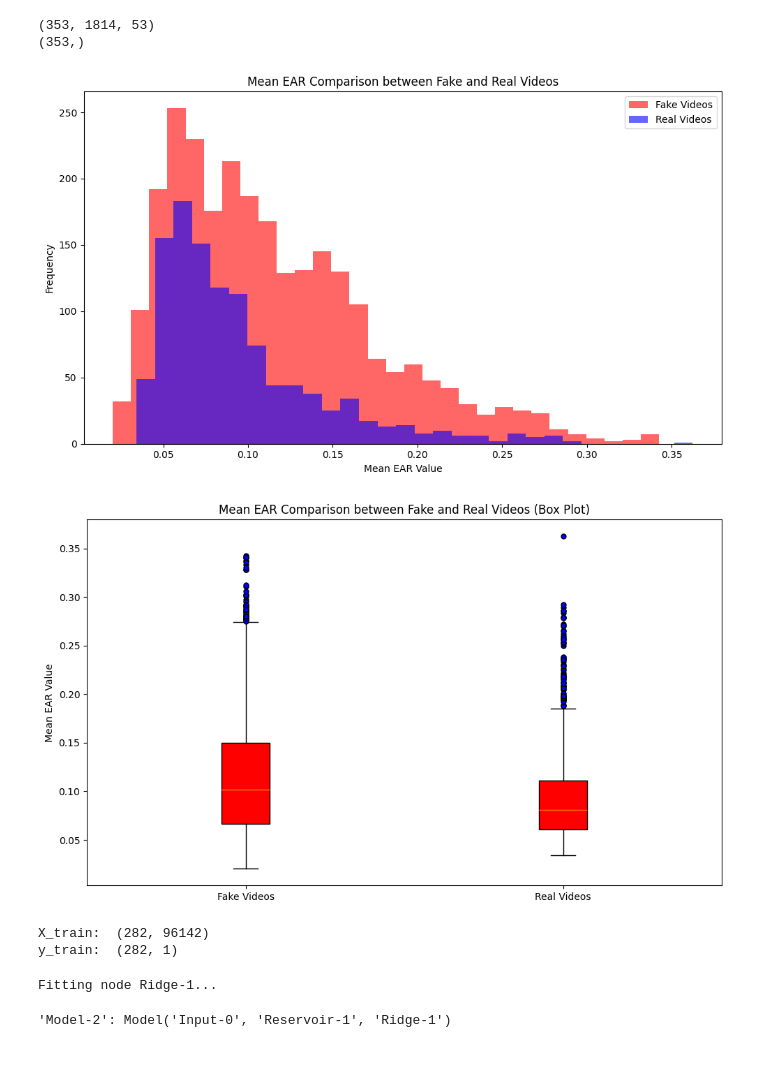
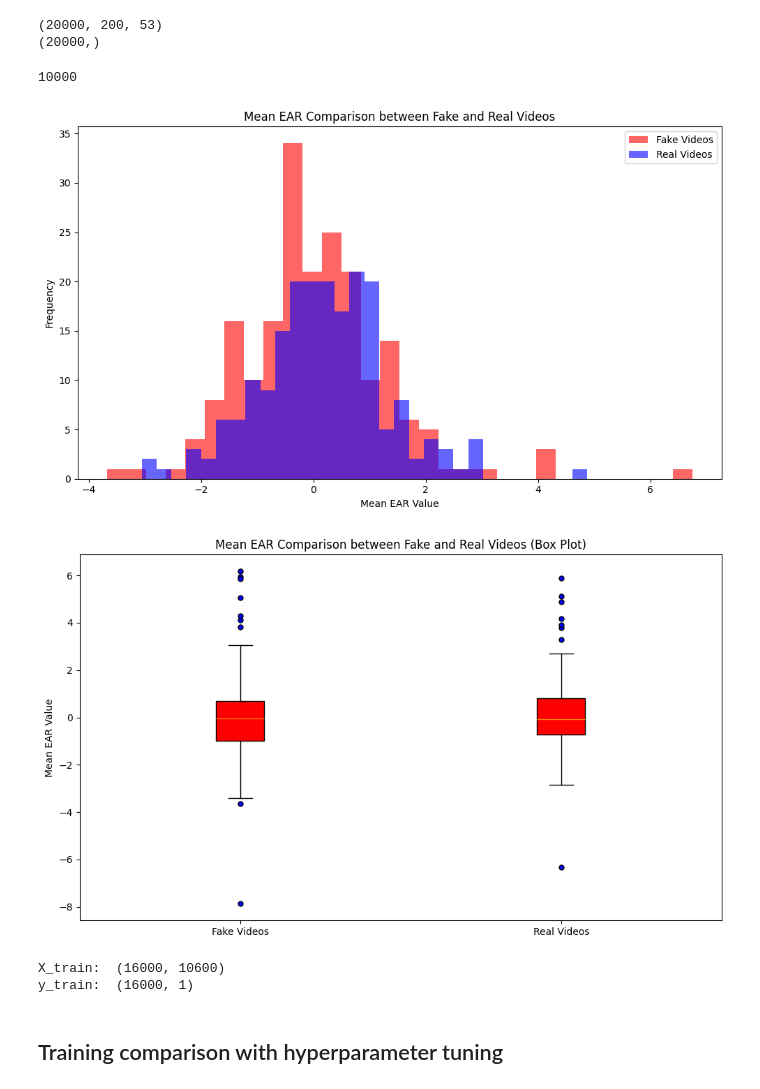
Before and after one commit to mughalfrazk/deepfake-detection-using-esn, a Jupyter notebook: 03_standard_esn_train.ipynb, the cells around one changed output. Drawn from its saved outputs; the diff is of its cells as text; code cells hidden in the pictures; blank space fills up the shorter version.

```diff
--- a/03_standard_esn_train.ipynb
+++ b/03_standard_esn_train.ipynb
@@ -11,5 +26,5 @@ from reservoirpy.nodes import Reservoir, Ridge, Input
 # %%
-loaded_dataset = np.load("./out/pca_features_dataset.npz")
+loaded_dataset = np.load("./out/pca_features_20000.npz")
 
 X_dataset = loaded_dataset["X_dataset"]
 Y_dataset = loaded_dataset["Y_dataset"]
@@ -17,8 +32,12 @@ Y_dataset = loaded_dataset["Y_dataset"]
 print(X_dataset.shape)
 print(Y_dataset.shape)
 # %% [output]
-(353, 1814, 53)
-(353,)
+(20000, 200, 53)
+(20000,)
+# %%
+np.sum(Y_dataset == 1)
+# %% [output]
+10000
 # %%
 real_videos = X_dataset[Y_dataset[0] == 0]  # Videos with target 0
 fake_videos = X_dataset[Y_dataset[0] == 1]  # Videos with target 1
@@ -33,30 +52,30 @@ mean_delta_ear_fake = np.mean(fake_videos[:, :, 1], axis=0)
 # %%
 # Extract just the EAR feature (first feature in each frame)
 ear_data = X_dataset[:, :, 0]
 mean_ear = np.mean(ear_data, axis=1)
 
 # Split the data into fake and real videos based on the labels
 mean_fake_ear = mean_ear[Y_dataset == 0]  # Mean EAR for fake videos
 mean_real_ear = mean_ear[Y_dataset == 1]  # Mean EAR for real videos
 
 # Plot the mean EAR values for fake and real videos
 plt.figure(figsize=(10, 6))
 
 # Plot the mean EAR for fake videos
-plt.hist(mean_fake_ear, bins=30, alpha=0.6, label='Fake Videos', color='red')
+plt.hist(mean_fake_ear[800:1000], bins=30, alpha=0.6, label='Fake Videos', color='red')
 
 # Plot the mean EAR for real videos
-plt.hist(mean_real_ear, bins=30, alpha=0.6, label='Real Videos', color='blue')
+plt.hist(mean_real_ear[1000:1200], bins=30, alpha=0.6, label='Real Videos', color='blue')
 
 # Add title and labels
 plt.title('Mean EAR Comparison between Fake and Real Videos')
 plt.xlabel('Mean EAR Value')
 plt.ylabel('Frequency')
 plt.legend(loc='upper right')
 plt.tight_layout()
 plt.show()
 # %% [output]
-[figure, old version]
+[figure, new version]
 # %%
 # Extract just the EAR feature (first feature in each frame)
 ear_data = X_dataset[:, :, 0]
@@ -70,7 +89,7 @@ mean_real_ear = mean_ear[Y_dataset == 1]  # Mean EAR for real videos
 plt.figure(figsize=(10, 6))
 
 # Plot the data: each box corresponds to either fake or real videos
-plt.boxplot([mean_fake_ear, mean_real_ear],
+plt.boxplot([mean_fake_ear[5000:5200], mean_real_ear[5200:5400]],
             labels=['Fake Videos', 'Real Videos'],
             patch_artist=True,
             boxprops=dict(facecolor='red', color='black'),  # Red for fake
@@ -84,5 +103,5 @@ plt.ylabel('Mean EAR Value')
 plt.tight_layout()
 plt.show()
 # %% [output]
-[figure, old version]
+[figure, new version]
 # %%
@@ -101,5 +120,5 @@ y_test =  y_test.reshape(-1, 1)    # Shape (n_samples, 1)
 print("X_train: ", X_train.shape)
 print("y_train: ", y_train.shape)
 # %% [output]
-X_train:  (282, 96142)
-y_train:  (282, 1)
+X_train:  (16000, 10600)
+y_train:  (16000, 1)
@@ -112,5 +124,0 @@ esn = data >> reservoir >> ridge
-# %%
-esn.fit(X_train, y_train)
-# %% [output]
-Fitting node Ridge-1...
-'Model-2': Model('Input-0', 'Reservoir-1', 'Ridge-1')
@@ -120,0 +125,2 @@ predicted_labels = (predictions.flatten() > 0.5).astype(int)
+# %% [markdown]
+## Training comparison with hyperparameter tuning
```
Also changed, not shown: parts of 34 cells of this notebook, 4 other files.
